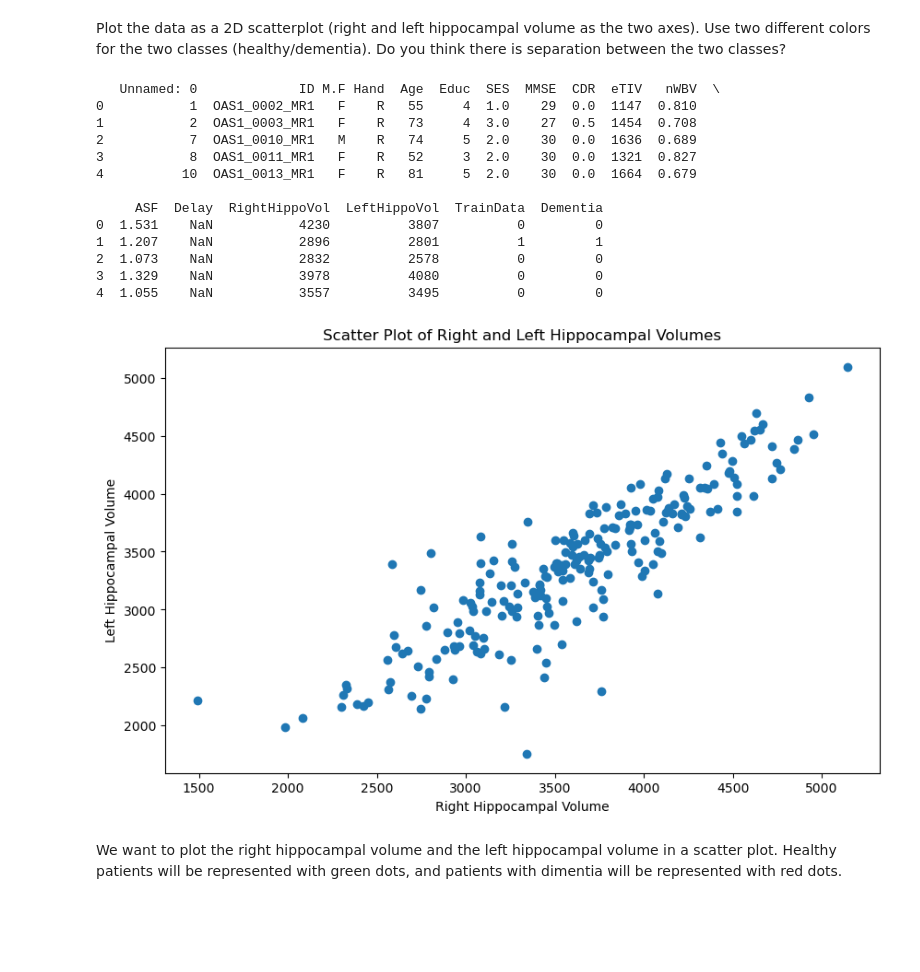
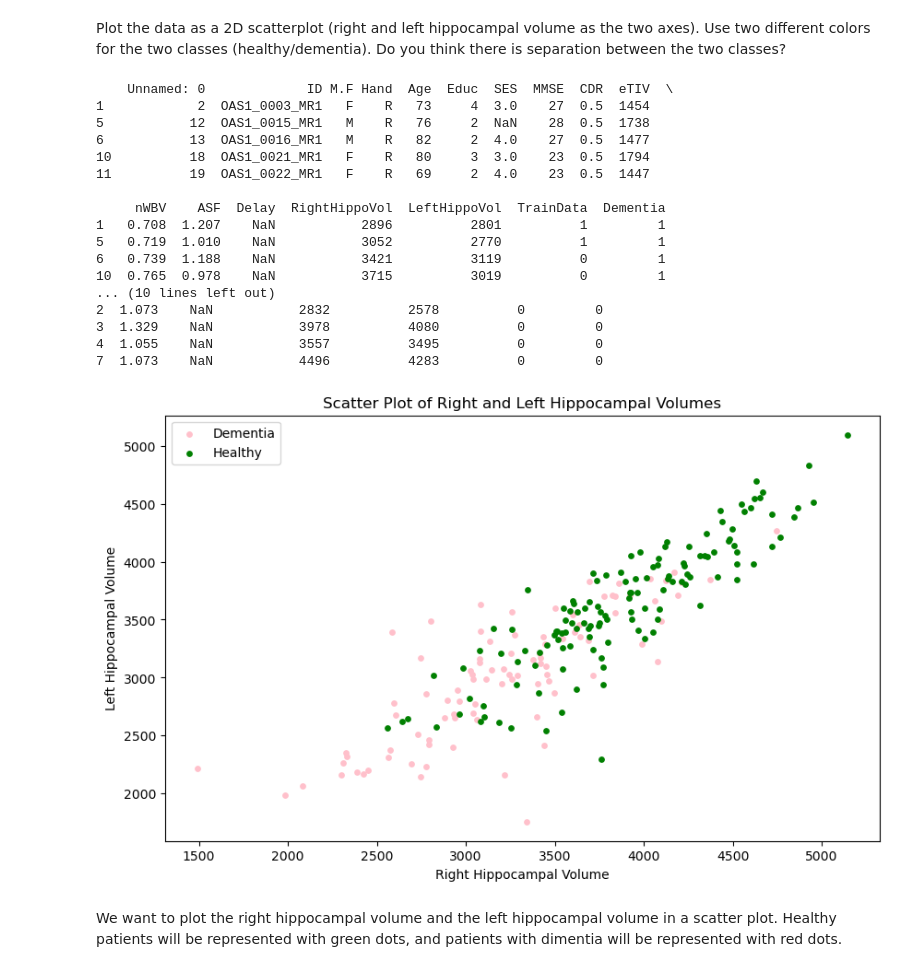
Before and after one commit to pmehta17/Homework-1-Getting-Started-with-Probability, a Jupyter notebook: HW1.ipynb, the cells around one changed output. Saved outputs shown, nothing was run; the diff lists cells and outputs as text; code cells hidden in the pictures; blank space fills up the shorter version.

Commit message:
filtered scatterplot by healthy and dementia

```diff
--- a/HW1.ipynb
+++ b/HW1.ipynb
@@ -93,31 +93,38 @@ import pandas as pd
 import matplotlib.pyplot as plt
 
 df = pd.read_csv('OASIS-hippocampus.csv')
-print(df.head())
+dementia_df = df[df['Dementia'] == 1]
+healthy_df = df[df['Dementia'] == 0]
+print(dementia_df.head())
+print(healthy_df.head())
 # %% [output]
-   Unnamed: 0             ID M.F Hand  Age  Educ  SES  MMSE  CDR  eTIV   nWBV  \
-0           1  OAS1_0002_MR1   F    R   55     4  1.0    29  0.0  1147  0.810
-1           2  OAS1_0003_MR1   F    R   73     4  3.0    27  0.5  1454  0.708
-2           7  OAS1_0010_MR1   M    R   74     5  2.0    30  0.0  1636  0.689
-3           8  OAS1_0011_MR1   F    R   52     3  2.0    30  0.0  1321  0.827
-4          10  OAS1_0013_MR1   F    R   81     5  2.0    30  0.0  1664  0.679
+    Unnamed: 0             ID M.F Hand  Age  Educ  SES  MMSE  CDR  eTIV  \
+1            2  OAS1_0003_MR1   F    R   73     4  3.0    27  0.5  1454
+5           12  OAS1_0015_MR1   M    R   76     2  NaN    28  0.5  1738
+6           13  OAS1_0016_MR1   M    R   82     2  4.0    27  0.5  1477
+10          18  OAS1_0021_MR1   F    R   80     3  3.0    23  0.5  1794
+11          19  OAS1_0022_MR1   F    R   69     2  4.0    23  0.5  1447
 
-     ASF  Delay  RightHippoVol  LeftHippoVol  TrainData  Dementia
-0  1.531    NaN           4230          3807          0         0
-1  1.207    NaN           2896          2801          1         1
+     nWBV    ASF  Delay  RightHippoVol  LeftHippoVol  TrainData  Dementia
+1   0.708  1.207    NaN           2896          2801          1         1
+5   0.719  1.010    NaN           3052          2770          1         1
+6   0.739  1.188    NaN           3421          3119          0         1
+10  0.765  0.978    NaN           3715          3019          0         1
+... (10 lines left out)
 2  1.073    NaN           2832          2578          0         0
 3  1.329    NaN           3978          4080          0         0
 4  1.055    NaN           3557          3495          0         0
+7  1.073    NaN           4496          4283          0         0
 # %%
 plt.figure(figsize=(10, 6))
 plt.title('Scatter Plot of Right and Left Hippocampal Volumes')
 plt.xlabel('Right Hippocampal Volume')
 plt.ylabel('Left Hippocampal Volume')
-# x_column = "RightHippoVol"
-# y_column = "LeftHippoVol"
-plt.scatter(df["RightHippoVol"], df["LeftHippoVol"])
+plt.scatter(dementia_df["RightHippoVol"], dementia_df["LeftHippoVol"], color = "pink", label = "Dementia", s = 15)
+plt.scatter(healthy_df["RightHippoVol"], healthy_df["LeftHippoVol"], color = "green", label = "Healthy", s = 15)
+plt.legend()
 plt.show()
 # %% [output]
-[figure, old version]
+[figure, new version]
 # %% [markdown]
 We want to plot the right hippocampal volume and the left hippocampal volume in a scatter plot. Healthy patients will be represented with green dots, and patients with dimentia will be represented with red dots.
```
